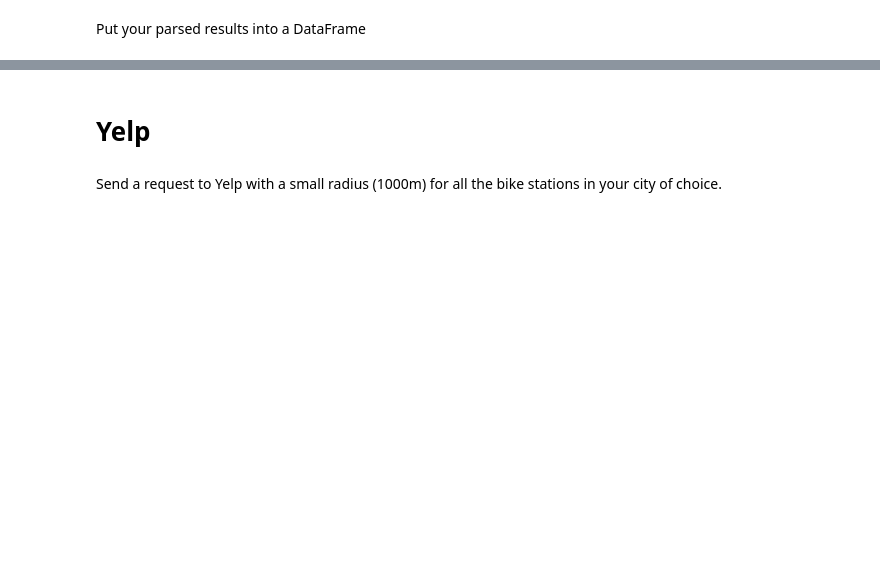
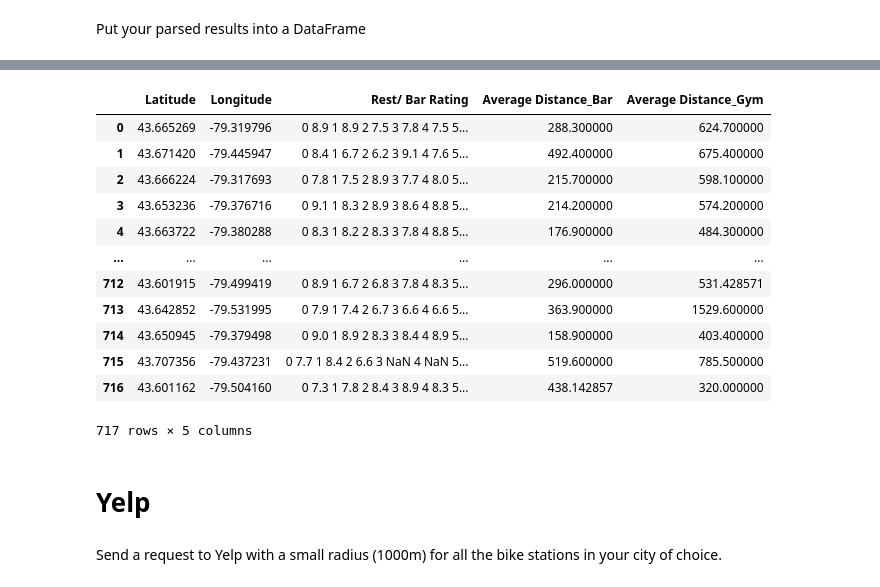
Before and after one commit to wangleo1/Statistical_Modeling_Project, a Jupyter notebook: notebooks/yelp_foursquare_EDA.ipynb, the cells around one changed output, grey strips where cells are left out. Drawn from its saved outputs; the diff is of its cells as text; code cells hidden in the pictures; blank space fills up the shorter version.

```diff
--- a/notebooks/yelp_foursquare_EDA.ipynb
+++ b/notebooks/yelp_foursquare_EDA.ipynb
@@ -77,0 +129,7 @@ FOURSQUARE_DF.head()
+# %%
+#Parsing the information into dataframes
+FSbar_DF = pd.DataFrame(FScontainerBARS)
+FSgym_DF = pd.DataFrame(FScontainerGYMS)
+
+FSbar_DF
+FSgym_DF
@@ -77,0 +150,25 @@ FOURSQUARE_DF.head()
+# %%
+#Transforming data to get average distances
+FSbar_DF['Average Distance_Bar'] = FSbar_DF['Distance'].apply(lambda x: sum(x)/len(x))
+FSgym_DF['Average Distance_Gym'] = FSgym_DF['Distance'].apply(lambda x: sum(x)/len(x))
+
+#left join
+FOURSQUARE_DF = pd.merge(FSbar_DF,FSgym_DF, on=['Latitude','Longitude'], how='left')
+
+#cleaning data
+FOURSQUARE_DF.drop(columns=['Rest/Bar Names', 'Distance_x', 'Gym Names','Distance_y'], inplace=True)
+FOURSQUARE_DF
+# %% [output]
+|  | Latitude | Longitude | Rest/ Bar Rating | Average Distance_Bar | Average Distance_Gym |
+| 0 | 43.665269 | -79.319796 | 0 8.9 1 8.9 2 7.5 3 7.8 4 7.5 5... | 288.300000 | 624.700000 |
+| 1 | 43.671420 | -79.445947 | 0 8.4 1 6.7 2 6.2 3 9.1 4 7.6 5... | 492.400000 | 675.400000 |
+| 2 | 43.666224 | -79.317693 | 0 7.8 1 7.5 2 8.9 3 7.7 4 8.0 5... | 215.700000 | 598.100000 |
+| 3 | 43.653236 | -79.376716 | 0 9.1 1 8.3 2 8.9 3 8.6 4 8.8 5... | 214.200000 | 574.200000 |
+| 4 | 43.663722 | -79.380288 | 0 8.3 1 8.2 2 8.3 3 7.8 4 8.8 5... | 176.900000 | 484.300000 |
+| ... | ... | ... | ... | ... | ... |
+| 712 | 43.601915 | -79.499419 | 0 8.9 1 6.7 2 6.8 3 7.8 4 8.3 5... | 296.000000 | 531.428571 |
+| 713 | 43.642852 | -79.531995 | 0 7.9 1 7.4 2 6.7 3 6.6 4 6.6 5... | 363.900000 | 1529.600000 |
+| 714 | 43.650945 | -79.379498 | 0 9.0 1 8.9 2 8.3 3 8.4 4 8.9 5... | 158.900000 | 403.400000 |
+| 715 | 43.707356 | -79.437231 | 0 7.7 1 8.4 2 6.6 3 NaN 4 NaN 5... | 519.600000 | 785.500000 |
+| 716 | 43.601162 | -79.504160 | 0 7.3 1 7.8 2 8.4 3 8.9 4 8.3 5... | 438.142857 | 320.000000 |
+717 rows × 5 columns
```
Also changed, not shown: parts of 13 cells of this notebook.
